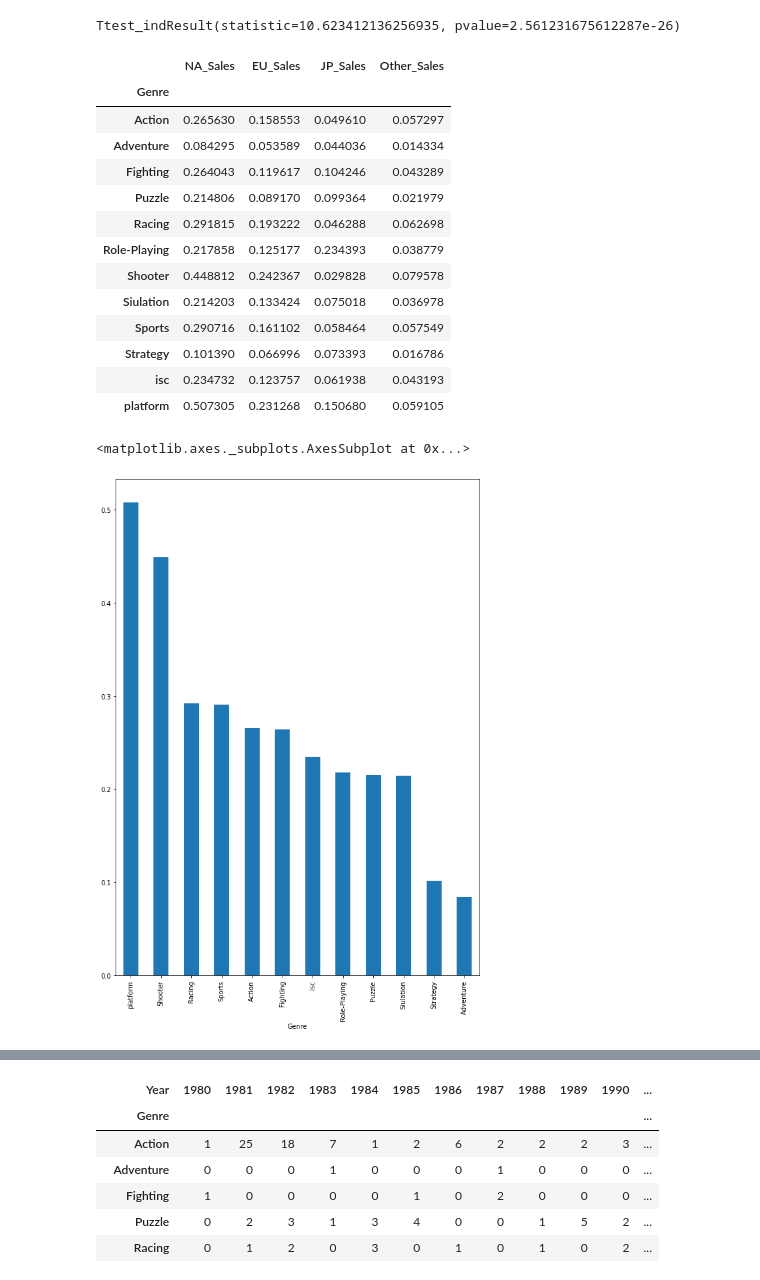
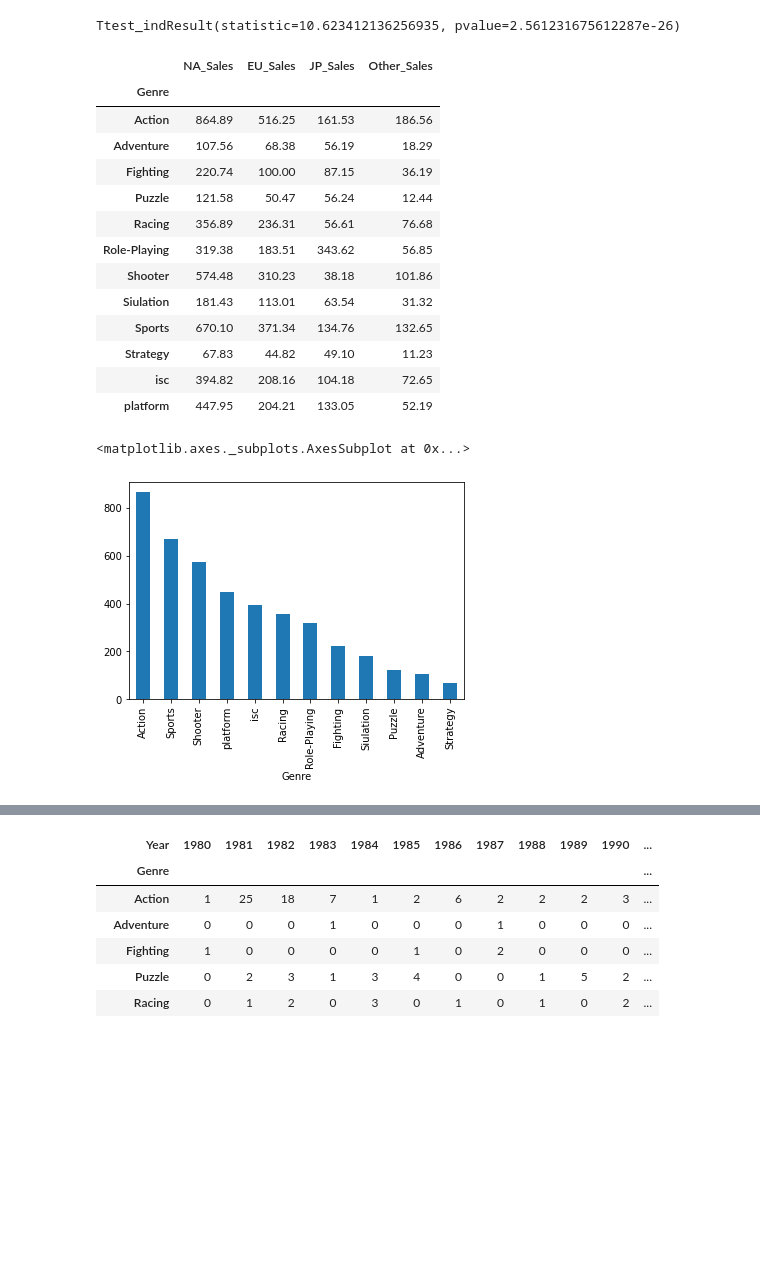
Before and after one commit to JunilMin/sec1_project, a Jupyter notebook: ai06_sec1_project_민준일.ipynb, the cells around one changed output, grey strips where cells are left out. Drawn from its saved outputs; the diff is of its cells as text; code cells hidden in the pictures; blank space fills up the shorter version.

```diff
--- a/ai06_sec1_project_민준일.ipynb
+++ b/ai06_sec1_project_민준일.ipynb
@@ -146,20 +146,20 @@ Ttest_indResult(statistic=10.623412136256935, pvalue=2.561231675612287e-26)
 ##  p-value 가 0.05 보다 작으므로 지역별로 선호하는 게임의 장르는 같지 않을 수도
 ## 있다, 즉, 지역별로 게임의 장르에 대한 선호도가 다를 수도 있다는 결론이 도출된다.
 # %%
-df1.groupby('Genre').mean()
+df1.groupby('Genre').sum()
 # %% [output]
 |  | NA_Sales | EU_Sales | JP_Sales | Other_Sales |
 | Genre |  |  |  |  |
-| Action | 0.265630 | 0.158553 | 0.049610 | 0.057297 |
-| Adventure | 0.084295 | 0.053589 | 0.044036 | 0.014334 |
-| Fighting | 0.264043 | 0.119617 | 0.104246 | 0.043289 |
-| Puzzle | 0.214806 | 0.089170 | 0.099364 | 0.021979 |
-| Racing | 0.291815 | 0.193222 | 0.046288 | 0.062698 |
-| Role-Playing | 0.217858 | 0.125177 | 0.234393 | 0.038779 |
-| Shooter | 0.448812 | 0.242367 | 0.029828 | 0.079578 |
-| Siulation | 0.214203 | 0.133424 | 0.075018 | 0.036978 |
-| Sports | 0.290716 | 0.161102 | 0.058464 | 0.057549 |
-| Strategy | 0.101390 | 0.066996 | 0.073393 | 0.016786 |
-| isc | 0.234732 | 0.123757 | 0.061938 | 0.043193 |
-| platform | 0.507305 | 0.231268 | 0.150680 | 0.059105 |
+| Action | 864.89 | 516.25 | 161.53 | 186.56 |
+| Adventure | 107.56 | 68.38 | 56.19 | 18.29 |
+| Fighting | 220.74 | 100.00 | 87.15 | 36.19 |
+| Puzzle | 121.58 | 50.47 | 56.24 | 12.44 |
+| Racing | 356.89 | 236.31 | 56.61 | 76.68 |
+| Role-Playing | 319.38 | 183.51 | 343.62 | 56.85 |
+| Shooter | 574.48 | 310.23 | 38.18 | 101.86 |
+| Siulation | 181.43 | 113.01 | 63.54 | 31.32 |
+| Sports | 670.10 | 371.34 | 134.76 | 132.65 |
+| Strategy | 67.83 | 44.82 | 49.10 | 11.23 |
+| isc | 394.82 | 208.16 | 104.18 | 72.65 |
+| platform | 447.95 | 204.21 | 133.05 | 52.19 |
 # %%
@@ -167,6 +167,6 @@ df1.groupby('Genre').mean()
 # %%
-df1.groupby("Genre").NA_Sales.mean().sort_values(ascending=False)[:12].plot.bar()
+df1.groupby("Genre").NA_Sales.sum().sort_values(ascending=False)[:12].plot.bar()
 # %% [output]
 <matplotlib.axes._subplots.AxesSubplot at 0x...>
-[figure, old version]
+[figure, new version]
 # %%
```
Also changed, not shown: parts of 5 cells of this notebook.
